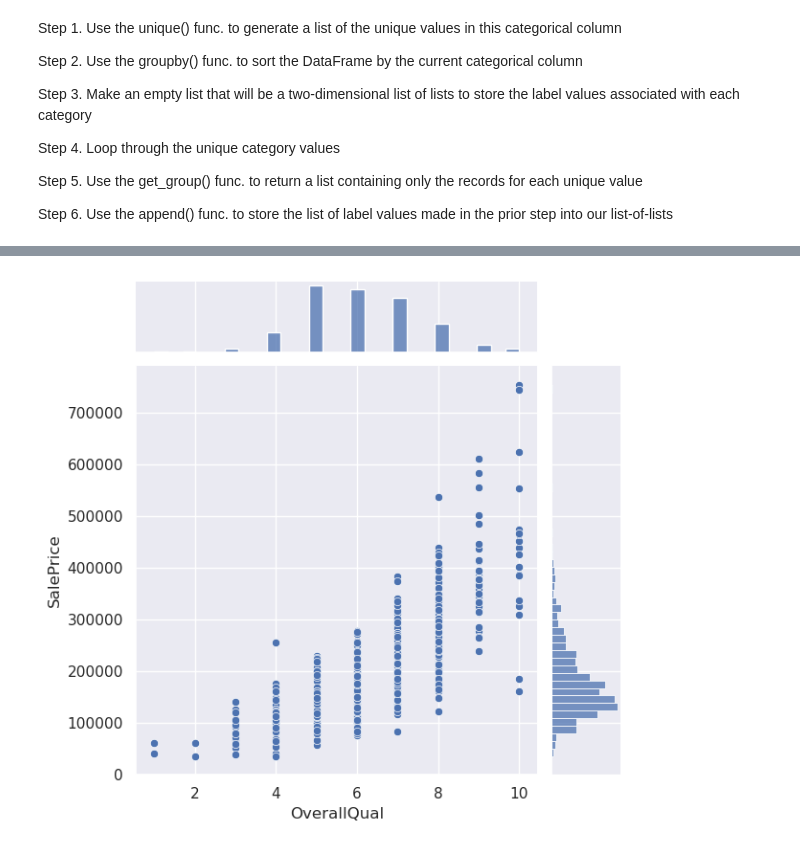
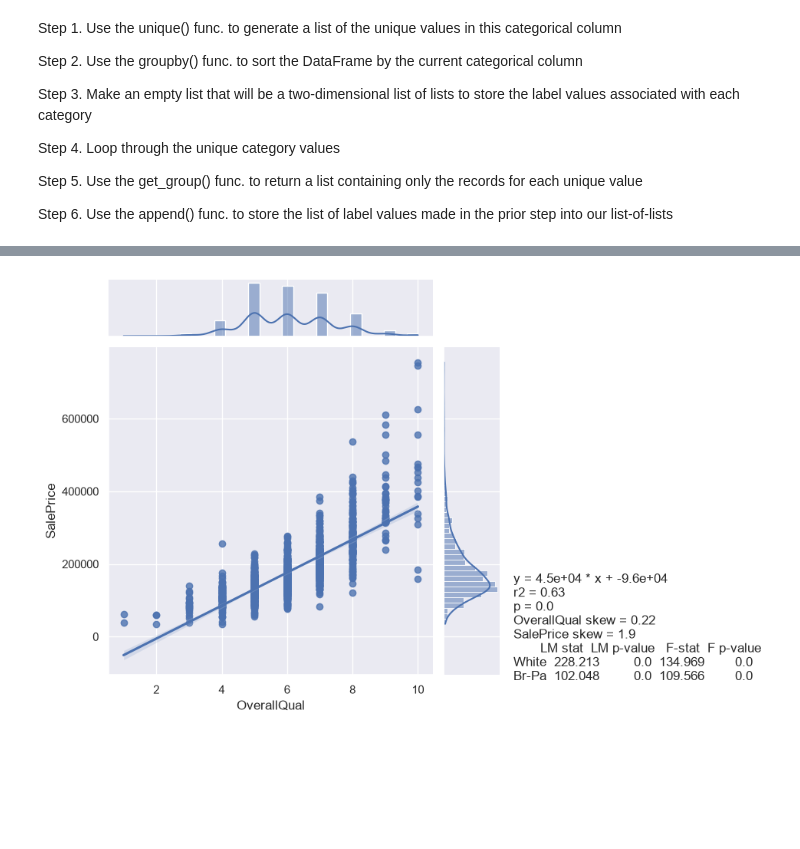
Before and after one commit to barisaltunkara/PythonEDA, a Jupyter notebook: HousingPricesBivariateStatistics.ipynb, the cells around one changed output, grey strips where cells are left out. Saved outputs shown, nothing was run; the diff lists cells and outputs as text; code cells hidden in the pictures; blank space fills up the shorter version.

```diff
--- a/HousingPricesBivariateStatistics.ipynb
+++ b/HousingPricesBivariateStatistics.ipynb
@@ -9,7 +14,8 @@ Bivariate:
 2. Numeric to categorical: One-way ANOVA (3+ groups) or t-test (2 groups)
 3. Categorical to categorical: Chi square
 # %%
-df = pd.read_csv("data/insurance.csv")
+df = pd.read_csv("data/train.csv")
+df.dropna(axis=1, inplace=True)
 # %% [markdown]
 Step 1. Use the unique() func. to generate a list of the unique values in this categorical column
 
@@ -77,8 +78,20 @@ bivstats(df, "SalePrice")
 # %%
-def scatter(feature, label):
-    sns.set(color_codes=True)
-    sns.jointplot(data=df, x=feature, y=label)
+def scatter(df, feature, label):
+    # Calculate the regression line
+    m, b, r, p, err = stats.linregress(df[feature], df[label])
 
-scatter(df.OverallQual, df.SalePrice)
+    textstr = f"y = {m:.2} * x + {b:.2} \n"
+    textstr += f"r2 = {r**2:.2} \n"
+    textstr += f"p = {p:.2} \n"
+    textstr += f"{feature} skew = {df[feature].skew():.2} \n"
+    textstr += f"{label} skew = {df[label].skew():.2} \n"
+    textstr += f"{str(heteroscedasticity(df, feature, label))}"
+    #plt.text(1, 0.1, textstr, fontsize=12, transform=plt.gcf().transFigure)
+
+    sns.set(color_codes=True);
+    ax = sns.jointplot(data=df, x=feature, y=label, kind="reg");
+    ax.fig.text(1, 0.1, textstr, fontsize=12, transform=plt.gcf().transFigure);
+
+scatter(df, "OverallQual", "SalePrice")
 # %% [output]
-[figure, old version]
+[figure, new version]
```
Also changed, not shown: parts of 8 cells of this notebook, 1 other file.
